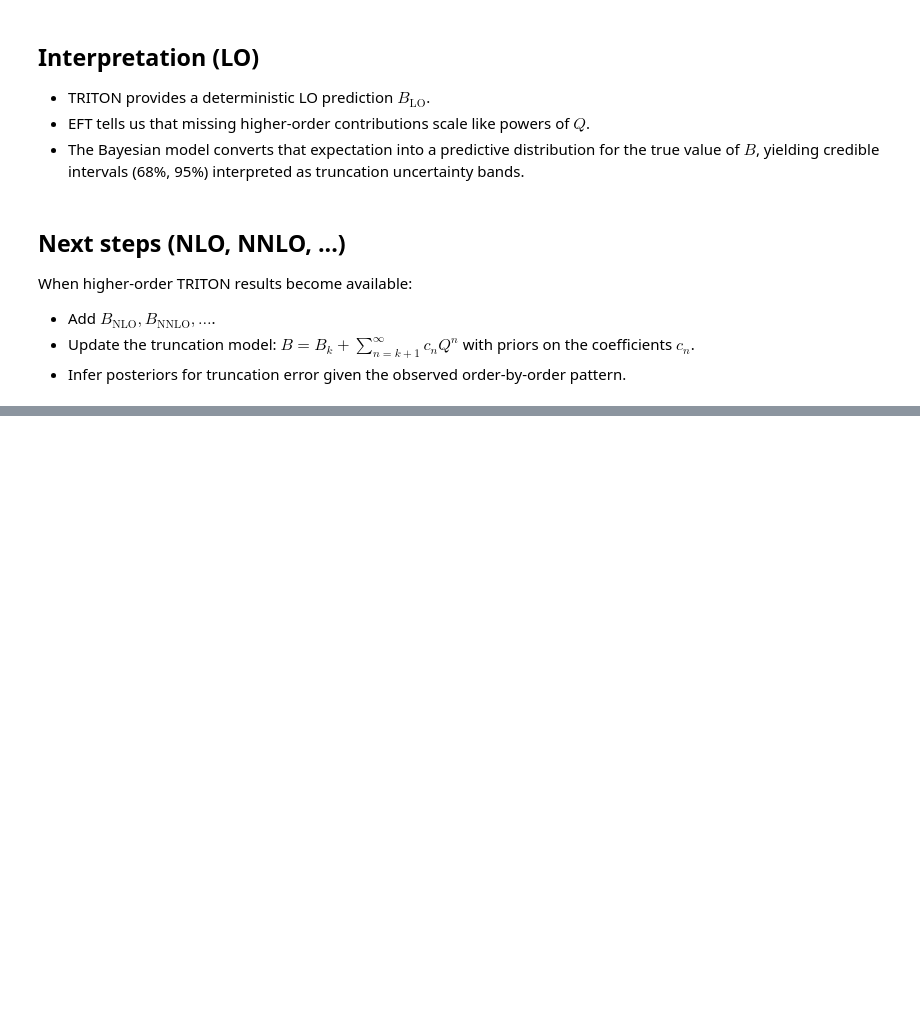
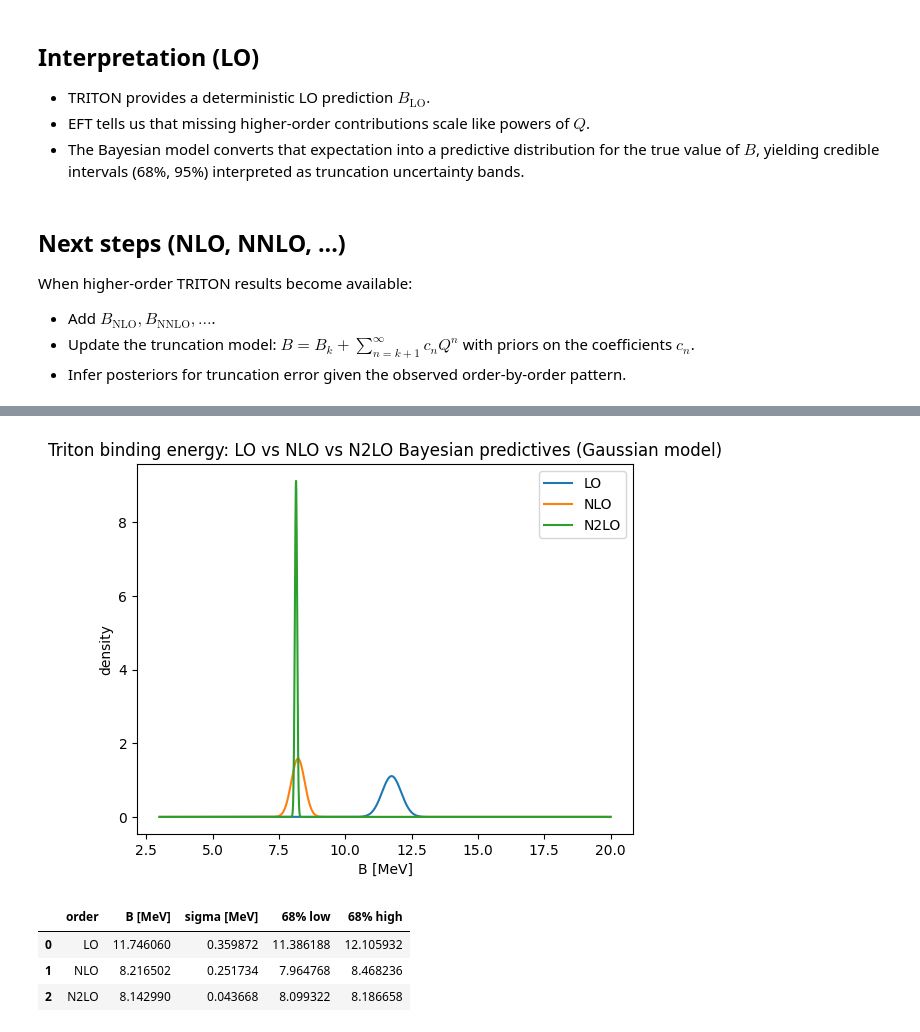
Before and after one commit to SilviaZironi/Thesis, a Jupyter notebook: TRITON/TRITON_EFT_Bayesian_Analysis.ipynb, the cells around one changed output, grey strips where cells are left out. Saved outputs shown, nothing was run; the diff lists cells and outputs as text; code cells hidden in the pictures; blank space fills up the shorter version.

```diff
--- a/TRITON/TRITON_EFT_Bayesian_Analysis.ipynb
+++ b/TRITON/TRITON_EFT_Bayesian_Analysis.ipynb
@@ -119,0 +251,35 @@ When higher-order TRITON results become available:
+# %%
+def gaussian_pdf(x, mu, sig):
+    return (1.0/(sig*np.sqrt(2*np.pi))) * np.exp(-0.5*((x-mu)/sig)**2)
+
+pdf_LO  = gaussian_pdf(B_grid, B_LO,  sigma_LO)
+pdf_NLO = gaussian_pdf(B_grid, B_NLO, sigma_NLO)
+pdf_N2LO = gaussian_pdf(B_grid, B_N2LO, sigma_N2LO)
+
+plt.figure()
+plt.plot(B_grid, pdf_LO, label="LO")
+plt.plot(B_grid, pdf_NLO, label="NLO")
+plt.plot(B_grid, pdf_N2LO, label="N2LO")
+plt.xlabel("B [MeV]")
+plt.ylabel("density")
+plt.title("Triton binding energy: LO vs NLO vs N2LO Bayesian predictives (Gaussian model)")
+plt.legend()
+plt.show()
+# %% [output]
+[figure, added]
+# %%
+import pandas as pd
+
+summary = pd.DataFrame({
+    "order": ["LO", "NLO", "N2LO"],
+    "B [MeV]": [B_LO, B_NLO, B_N2LO],
+    "sigma [MeV]": [sigma_LO, sigma_NLO, sigma_N2LO],
+    "68% low": [B_LO - sigma_LO, B_NLO - sigma_NLO, B_N2LO - sigma_N2LO],
+    "68% high":[B_LO + sigma_LO, B_NLO + sigma_NLO, B_N2LO + sigma_N2LO],
+})
+summary
+# %% [output]
+|  | order | B [MeV] | sigma [MeV] | 68% low | 68% high |
+| 0 | LO | 11.746060 | 0.359872 | 11.386188 | 12.105932 |
+| 1 | NLO | 8.216502 | 0.251734 | 7.964768 | 8.468236 |
+| 2 | N2LO | 8.142990 | 0.043668 | 8.099322 | 8.186658 |
```
Also changed, not shown: parts of 12 cells of this notebook.
